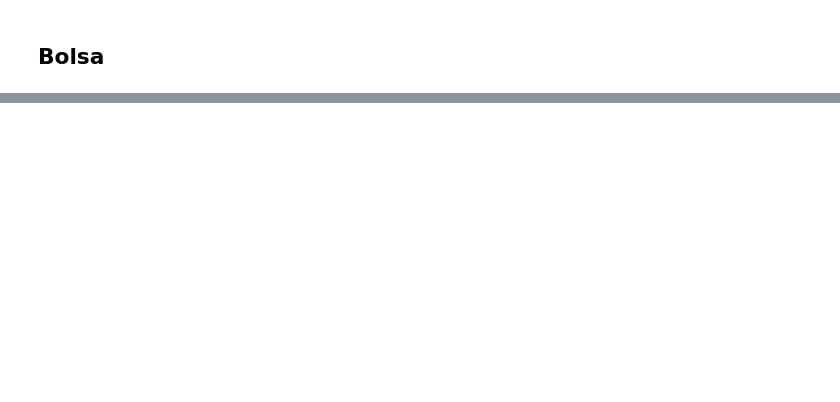
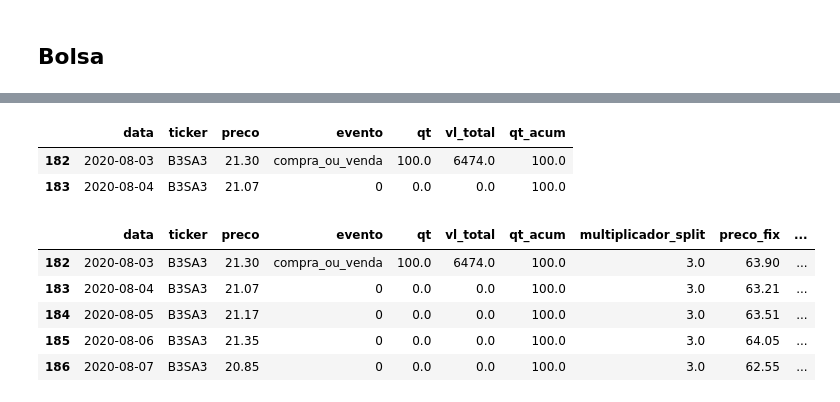
Before and after one commit to rknagao/b3-report, a Jupyter notebook: src/manutencao.ipynb, the cells around one changed output, grey strips where cells are left out. Saved outputs shown, nothing was run; the diff lists cells and outputs as text; code cells hidden in the pictures; blank space fills up the shorter version.

```diff
--- a/src/manutencao.ipynb
+++ b/src/manutencao.ipynb
@@ -198,8 +256,8 @@ df_tesouro.head()
 # Filtrar ações e BDR para a página seguinte.
 def only_bolsa(df):
     df = df.loc[(df['tp_ativo'] == 'Tipo 2: ações') | (df['tp_ativo'] == 'Tipo 3: BDR')].sort_values(by=['ticker','data'], ascending=True)
-    df = df[['data', 'ticker', 'tp_movimento', 'provento', 'qt', 'preco_mov', 'vl_total']]
-    df = df.groupby(['data', 'ticker','provento']).agg({'qt':'sum', 'vl_total':'sum'}).reset_index(drop=False)
+    df = df[['data', 'ticker', 'tp_movimento', 'evento', 'qt', 'preco_mov', 'vl_total']]
+    df = df.groupby(['data', 'ticker','evento']).agg({'qt':'sum', 'vl_total':'sum'}).reset_index(drop=False)
     return df
 
 df_bolsa = only_bolsa(df_all)
@@ -368,4 +558,4 @@ display(df_price)
 # %%
 # Passo 2: juntar a carteira com os preços históricos.
-df_bolsa2 = pd.merge(df_bolsa_historico, df_bolsa, on=['data', 'ticker'], how='left').fillna(0)
+df_bolsa2 = pd.merge(df_bolsa_historico, df_bolsa, on=['data', 'ticker'], how='left').fillna(0).sort_values(['ticker', 'data'])
 df_bolsa2.head()
@@ -372,9 +569,49 @@ df_bolsa2.head()
 # %%
-# Passo 3: calcular quantidade acumulada
-for i in df_bolsa['ticker'].sort_values().unique():
+# Passo 3: calcular a quantidade acumulada.
+for i in df_bolsa2['ticker'].sort_values().unique():
     df_bolsa2.loc[df_bolsa2['ticker'] == i, 'qt_acum'] = df_bolsa2.loc[df_bolsa2['ticker'] == i, 'qt'].cumsum(skipna=True)
 
-df_bolsa2['vl_atualizado'] = df_bolsa2['preco'] * df_bolsa2['qt_acum']
-df_bolsa_negociacao = df_bolsa2.loc[(df_bolsa2['qt'] != 0) | (df_bolsa2['qt_acum'] != 0)]
+df_bolsa_acum = df_bolsa2.loc[(df_bolsa2['qt'] != 0) | (df_bolsa2['qt_acum'] != 0)]
 
-display(df_bolsa_negociacao.head(2))
+display(df_bolsa_acum.head(2))
+# %% [output]
+|  | data | ticker | preco | evento | qt | vl_total | qt_acum |
+| 182 | 2020-08-03 | B3SA3 | 21.30 | compra_ou_venda | 100.0 | 6474.0 | 100.0 |
+| 183 | 2020-08-04 | B3SA3 | 21.07 | 0 | 0.0 | 0.0 | 100.0 |
+# %%
+# Passo 4: corrigir preço histórico por agrupamento/desdobramento de ações.
+def custom_price_adjustment_for_split(df):
+    df = df.sort_values(['ticker', 'data'], ascending=False)
+    for i in df['ticker'].unique():
+        array_event = df.loc[df['ticker'] == i, 'evento']
+
+        # Caso 1: não tem spit.
+        if len(array_event[array_event == 'split']) == 0:
+            df.loc[df_bolsa_acum['ticker'] == i, 'preco_fix'] = df.loc[df['ticker'] == i, 'preco']
+
+        # Caso 2: tem split(s).
+        else:
+            list_index = array_event[array_event == 'split'].index.tolist()
+            for j in list_index:
+                df.loc[j-1, 'multiplicador_split'] = df.loc[j, 'qt_acum'] / df.loc[j - 1, 'qt_acum']
+        df.loc[df['ticker'] == i, 'multiplicador_split'] = df.loc[df['ticker'] == i, 'multiplicador_split'].fillna(0).cumsum()
+
+    # Corrigindo os preços por splits.
+    df['multiplicador_split'] = df['multiplicador_split'].replace(0, 1)
+    df['preco_fix'] = df['preco'] * df['multiplicador_split']
+    df['vl_atualizado_fix'] = df['preco_fix'] * df['qt_acum']
+    df = df.sort_values(['ticker', 'data'], ascending=True)
+    return df
+
+#with pd.option_context('display.max_rows', None, 'display.max_columns', None):
+#    display(df_preco_fix)
+# %%
+df_bolsa_split = custom_price_adjustment_for_split(df_bolsa_acum)
+df_bolsa_split.head()
+# %% [output]
+|  | data | ticker | preco | evento | qt | vl_total | qt_acum | multiplicador_split | preco_fix | ... |
+| 182 | 2020-08-03 | B3SA3 | 21.30 | compra_ou_venda | 100.0 | 6474.0 | 100.0 | 3.0 | 63.90 | ... |
+| 183 | 2020-08-04 | B3SA3 | 21.07 | 0 | 0.0 | 0.0 | 100.0 | 3.0 | 63.21 | ... |
+| 184 | 2020-08-05 | B3SA3 | 21.17 | 0 | 0.0 | 0.0 | 100.0 | 3.0 | 63.51 | ... |
+| 185 | 2020-08-06 | B3SA3 | 21.35 | 0 | 0.0 | 0.0 | 100.0 | 3.0 | 64.05 | ... |
+| 186 | 2020-08-07 | B3SA3 | 20.85 | 0 | 0.0 | 0.0 | 100.0 | 3.0 | 62.55 | ... |
```
Also changed, not shown: parts of 31 cells of this notebook, 9 other files.
